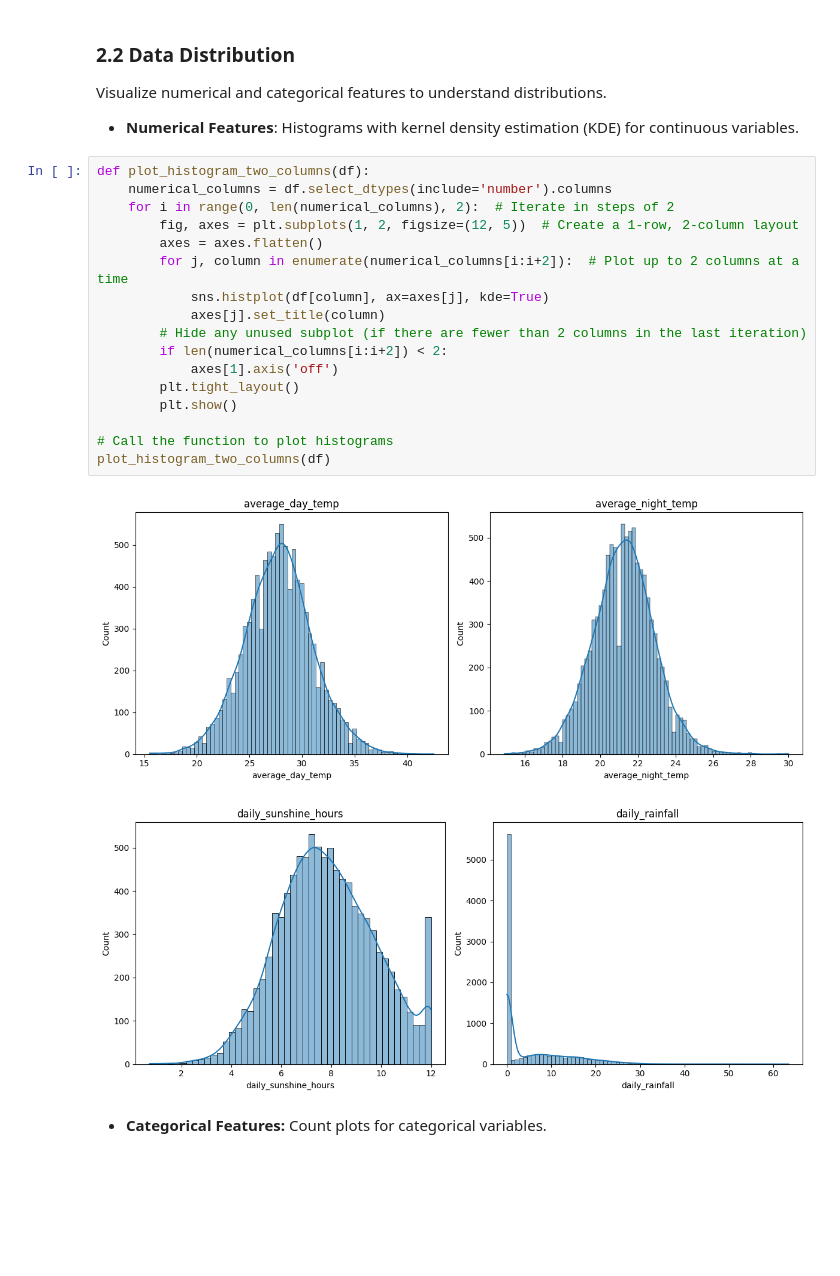
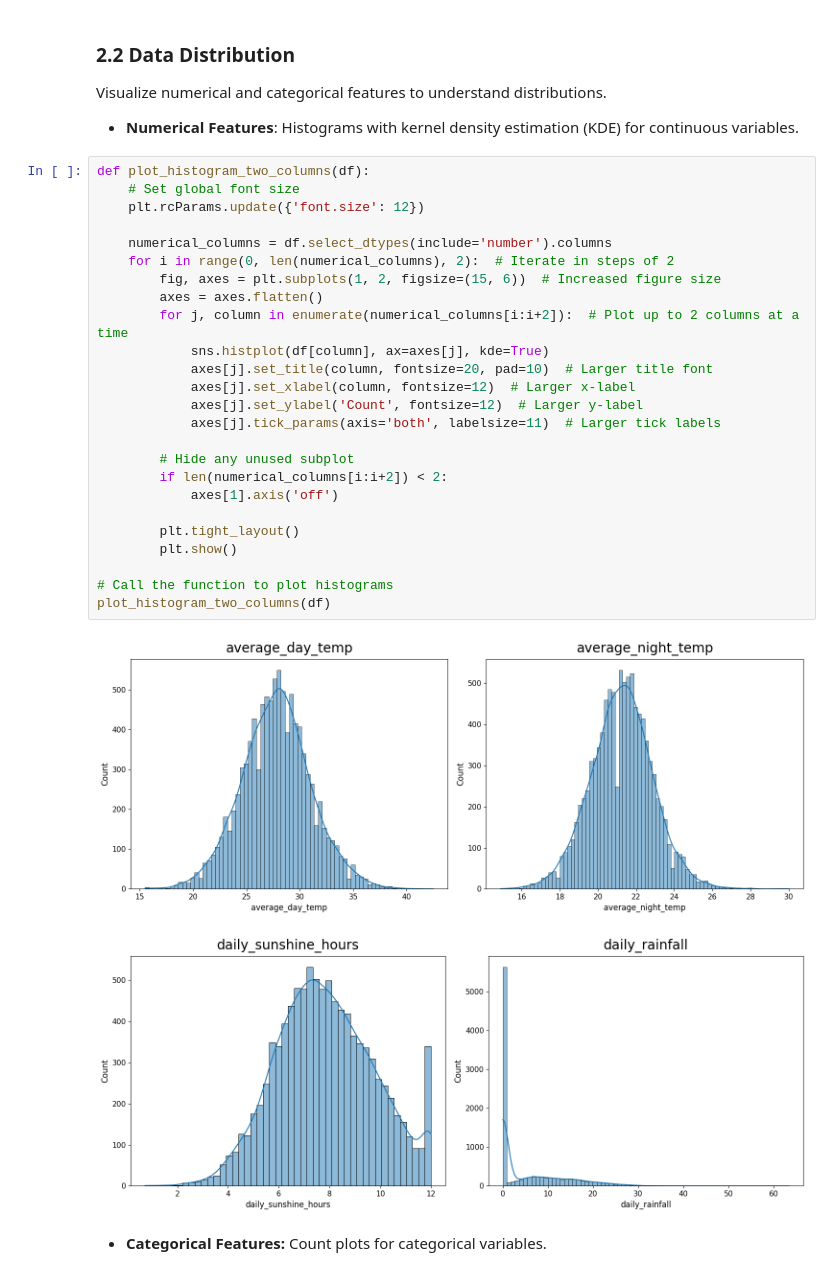
Before and after one commit to mdjubaer12/ML-Based-Decision-Support-for-Rice-Cultivation-Suitability-in-Bangladesh, a Jupyter notebook: rice_yield_analysis.ipynb, the cells around one changed output. Cells and saved outputs as stored; diff of their text form; blank space fills up the shorter version.

Commit message:
resized the title and annotations

```diff
--- a/rice_yield_analysis.ipynb
+++ b/rice_yield_analysis.ipynb
@@ -89,24 +89,32 @@ Visualize numerical and categorical features to understand distributions.
 - **Numerical Features**: Histograms with kernel density estimation (KDE) for continuous variables.
 # %%
 def plot_histogram_two_columns(df):
+    # Set global font size
+    plt.rcParams.update({'font.size': 12})
+
     numerical_columns = df.select_dtypes(include='number').columns
     for i in range(0, len(numerical_columns), 2):  # Iterate in steps of 2
-        fig, axes = plt.subplots(1, 2, figsize=(12, 5))  # Create a 1-row, 2-column layout
+        fig, axes = plt.subplots(1, 2, figsize=(15, 6))  # Increased figure size
         axes = axes.flatten()
         for j, column in enumerate(numerical_columns[i:i+2]):  # Plot up to 2 columns at a time
             sns.histplot(df[column], ax=axes[j], kde=True)
-            axes[j].set_title(column)
-        # Hide any unused subplot (if there are fewer than 2 columns in the last iteration)
+            axes[j].set_title(column, fontsize=20, pad=10)  # Larger title font
+            axes[j].set_xlabel(column, fontsize=12)  # Larger x-label
+            axes[j].set_ylabel('Count', fontsize=12)  # Larger y-label
+            axes[j].tick_params(axis='both', labelsize=11)  # Larger tick labels
+
+        # Hide any unused subplot
         if len(numerical_columns[i:i+2]) < 2:
             axes[1].axis('off')
+
         plt.tight_layout()
         plt.show()
 
 # Call the function to plot histograms
 plot_histogram_two_columns(df)
 # %% [output]
-[figure, old version]
+[figure, new version]
-[figure, old version]
+[figure, new version]
 # %% [markdown]
 - **Categorical Features:** Count plots for categorical variables.
 # %%
```
Also changed, not shown: parts of 19 cells of this notebook, 25 other files.
